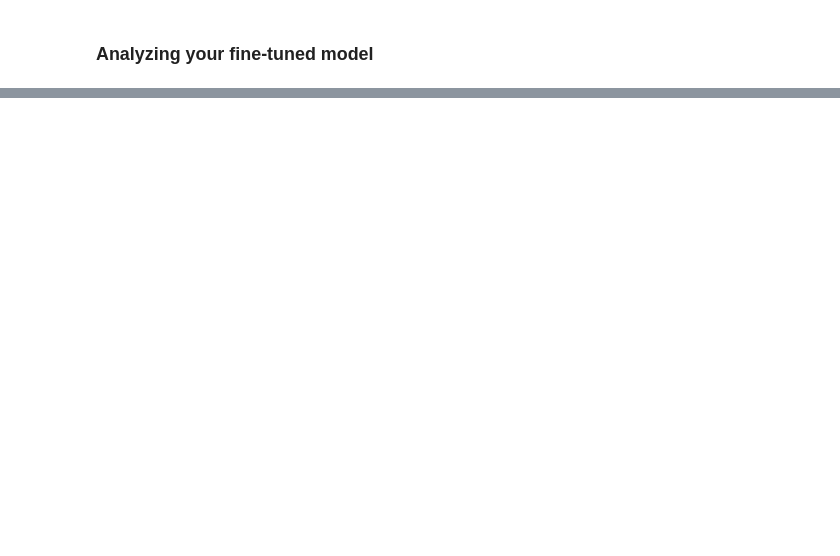
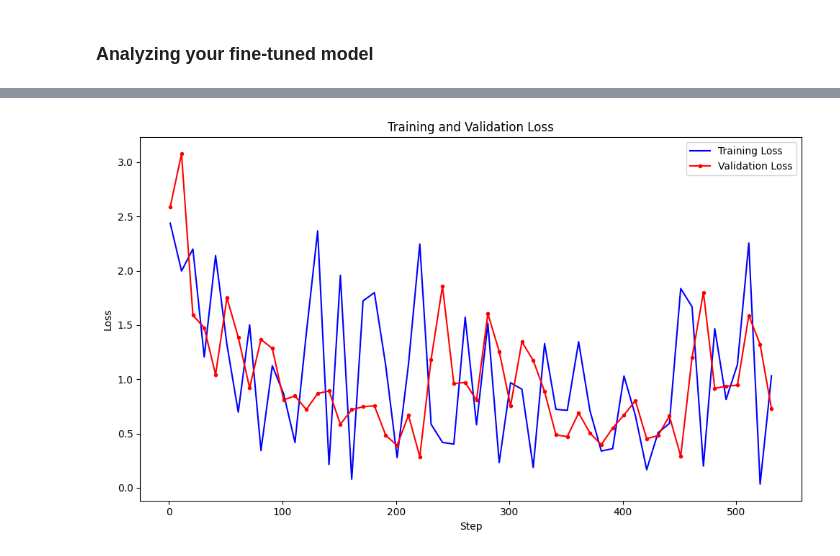
Before and after one commit to maimonahST/CCSIT_Infobot, a Jupyter notebook: code.ipynb, the cells around one changed output, grey strips where cells are left out. Saved outputs shown, nothing was run; the diff lists cells and outputs as text; code cells hidden in the pictures; blank space fills up the shorter version.

```diff
--- a/code.ipynb
+++ b/code.ipynb
@@ -374,0 +422,6 @@ print(completion.choices[0].message)
+# %%
+import pandas as pd
+
+step_metrics = pd.read_csv('/content/step_metrics.csv')
+
+step_metrics
@@ -374,0 +442,3 @@ print(completion.choices[0].message)
+# %%
+step_metrics_filtered = step_metrics.dropna(subset=['train_loss', 'valid_loss'])
+step_metrics_filtered
@@ -374,0 +463,22 @@ print(completion.choices[0].message)
+# %%
+import matplotlib.pyplot as plt
+
+
+# Plot both training loss and validation loss in one graph
+plt.figure(figsize=(10, 6))
+
+# Plot training loss in blue
+plt.plot(step_metrics_filtered['step'], step_metrics_filtered['train_loss'], marker='', label='Training Loss', color='blue')
+
+# Plot validation loss in red
+plt.plot(step_metrics_filtered['step'], step_metrics_filtered['valid_loss'], marker='.', label='Validation Loss', color='red')
+
+plt.title('Training and Validation Loss')
+plt.xlabel('Step')
+plt.ylabel('Loss')
+plt.legend()
+
+plt.tight_layout()
+plt.show()
+# %% [output]
+[figure, added]
```
Also changed, not shown: parts of 25 cells of this notebook.
